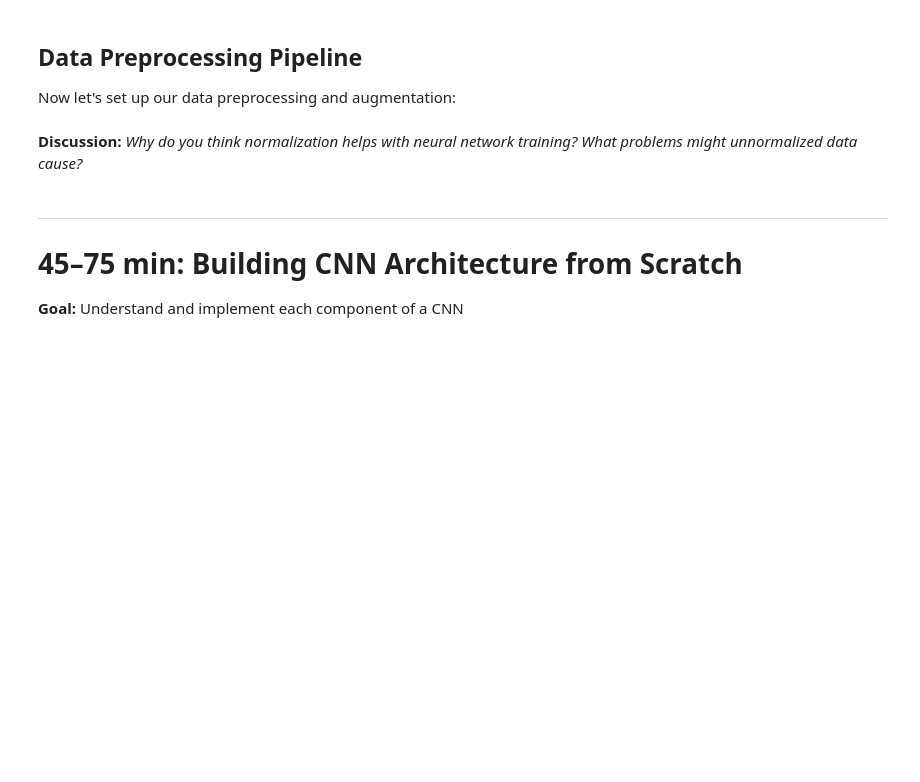
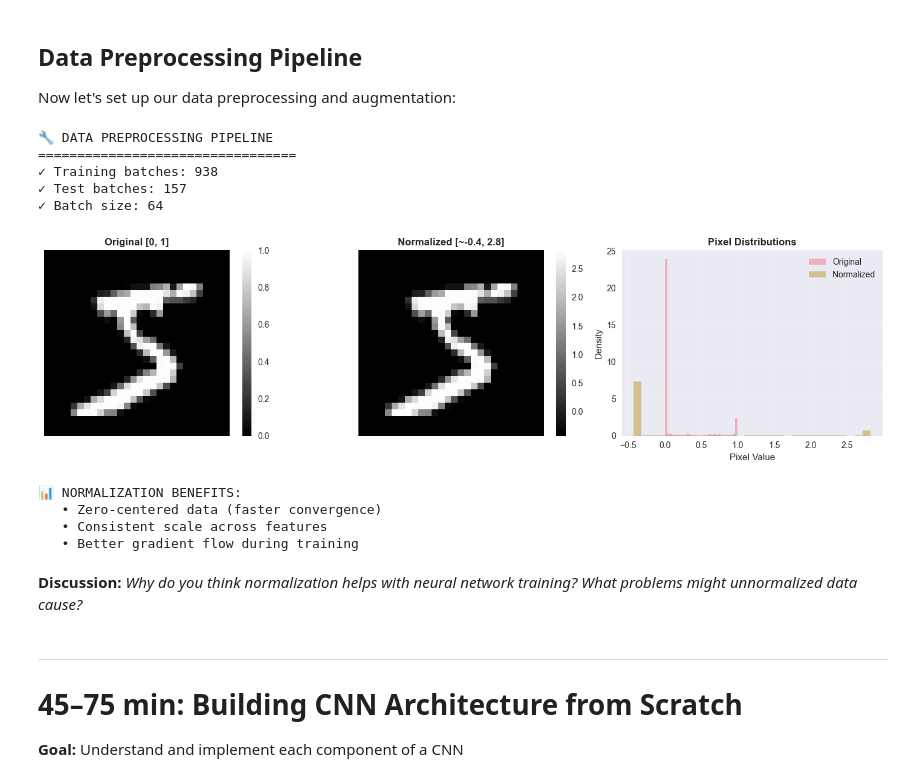
Before and after one commit to Robbyswimmer/CBU-CSC422, a Jupyter notebook: Materials/Module 3: CNNs/IC_1_cnn_mnist_student.ipynb, the cells around one changed output. Drawn from its saved outputs; the diff is of its cells as text; code cells hidden in the pictures; blank space fills up the shorter version.

```diff
--- a/Materials/Module 3: CNNs/IC_1_cnn_mnist_student.ipynb
+++ b/Materials/Module 3: CNNs/IC_1_cnn_mnist_student.ipynb
@@ -160,12 +192,10 @@ basic_transform = transforms.Compose([
 
 # TODO: Load training and test sets
 train_dataset = torchvision.datasets.MNIST(
-    root='./data', train=True, download=True, transform=_____________
-)
+    root='./data', train=True, download=True, transform=basic_transform)
 
 test_dataset = torchvision.datasets.MNIST(
-    root='./data', train=False, download=True, transform=_____________
-)
+    root='./data', train=False, download=True, transform=basic_transform)
 
 print(f"Training samples: {len(train_dataset):,}")
 print(f"Test samples: {len(test_dataset):,}")
@@ -276,6 +330,10 @@ print("   • This is why we need data augmentation!")
 Now let's set up our data preprocessing and augmentation:
 # %%
 # Define preprocessing transformations
+from numpy import False_
+from sympy.sets.sets import false
+
+
 print("🔧 DATA PREPROCESSING PIPELINE")
 print("="*33)
 
@@ -287,7 +345,7 @@ train_transform = transforms.Compose([
 
 # TODO: Test transforms (no augmentation)
 test_transform = transforms.Compose([
-    _____________,
+    transforms.ToTensor(),
     transforms.Normalize((0.1307,), (0.3081,))
 ])
 
@@ -300,10 +358,10 @@ test_dataset_processed = torchvision.datasets.MNIST(
     root='./data', train=False, transform=test_transform
 )
 
-# TODO: Create data loaders
+# TODO: Create data loaders``
 batch_size = 64
-train_loader = DataLoader(train_dataset_processed, batch_size=batch_size, shuffle=_____________)
-test_loader = DataLoader(test_dataset_processed, batch_size=batch_size, shuffle=_____________)
+train_loader = DataLoader(train_dataset_processed, batch_size=batch_size, shuffle=True)
+test_loader = DataLoader(test_dataset_processed, batch_size=batch_size, shuffle=False)
 
 print(f"✓ Training batches: {len(train_loader)}")
 print(f"✓ Test batches: {len(test_loader)}")
@@ -316,33 +374,44 @@ normalized_image = train_dataset_processed[0][0].squeeze()
 fig, (ax1, ax2, ax3) = plt.subplots(1, 3, figsize=(15, 4))
 
 # Original
 im1 = ax1.imshow(original_image, cmap='gray')
 ax1.set_title('Original [0, 1]', fontweight='bold')
 ax1.axis('off')
 plt.colorbar(im1, ax=ax1, fraction=0.046)
 
 # Normalized
 im2 = ax2.imshow(normalized_image, cmap='gray')
 ax2.set_title('Normalized [~-0.4, 2.8]', fontweight='bold')
 ax2.axis('off')
 plt.colorbar(im2, ax=ax2, fraction=0.046)
 
 # Pixel distributions
 ax3.hist(original_image.flatten(), bins=30, alpha=0.5, label='Original', density=True)
 ax3.hist(normalized_image.flatten(), bins=30, alpha=0.5, label='Normalized', density=True)
 ax3.set_title('Pixel Distributions', fontweight='bold')
 ax3.set_xlabel('Pixel Value')
 ax3.set_ylabel('Density')
 ax3.legend()
 ax3.grid(True, alpha=0.3)
 
 plt.tight_layout()
 plt.show()
 
 print("📊 NORMALIZATION BENEFITS:")
 print("   • Zero-centered data (faster convergence)")
 print("   • Consistent scale across features")
 print("   • Better gradient flow during training")
+# %% [output]
+🔧 DATA PREPROCESSING PIPELINE
+=================================
+✓ Training batches: 938
+✓ Test batches: 157
+✓ Batch size: 64
+[figure, added]
+📊 NORMALIZATION BENEFITS:
+   • Zero-centered data (faster convergence)
+   • Consistent scale across features
+   • Better gradient flow during training
 # %% [markdown]
 **Discussion:** *Why do you think normalization helps with neural network training? What problems might unnormalized data cause?*
 # %% [markdown]
```
Also changed, not shown: parts of 11 cells of this notebook, 2 other files.
